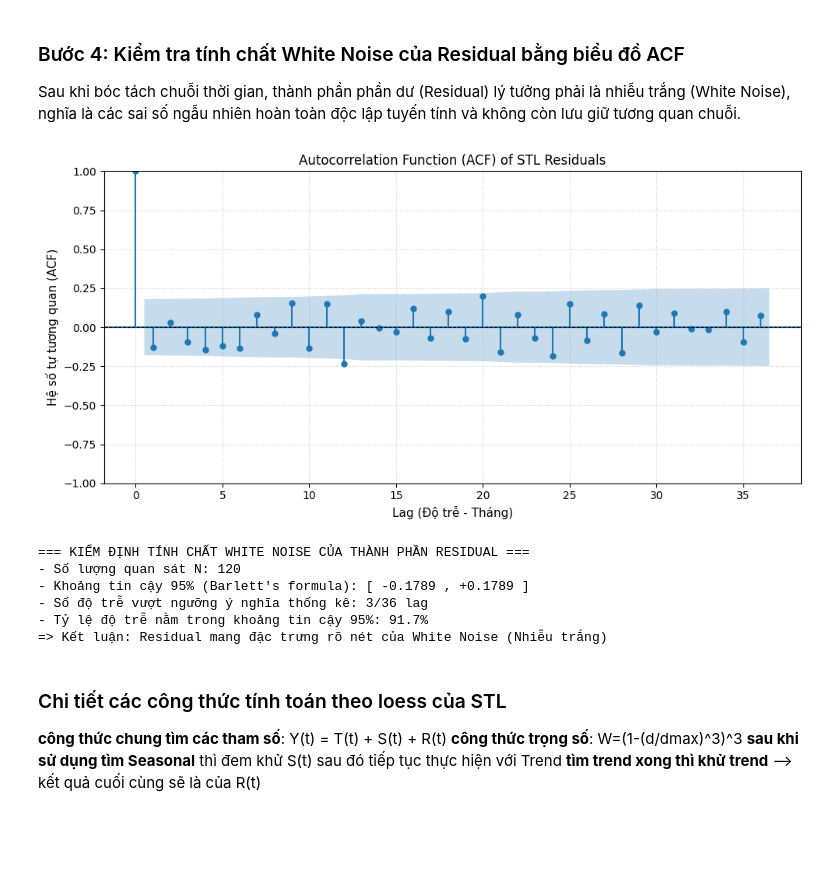
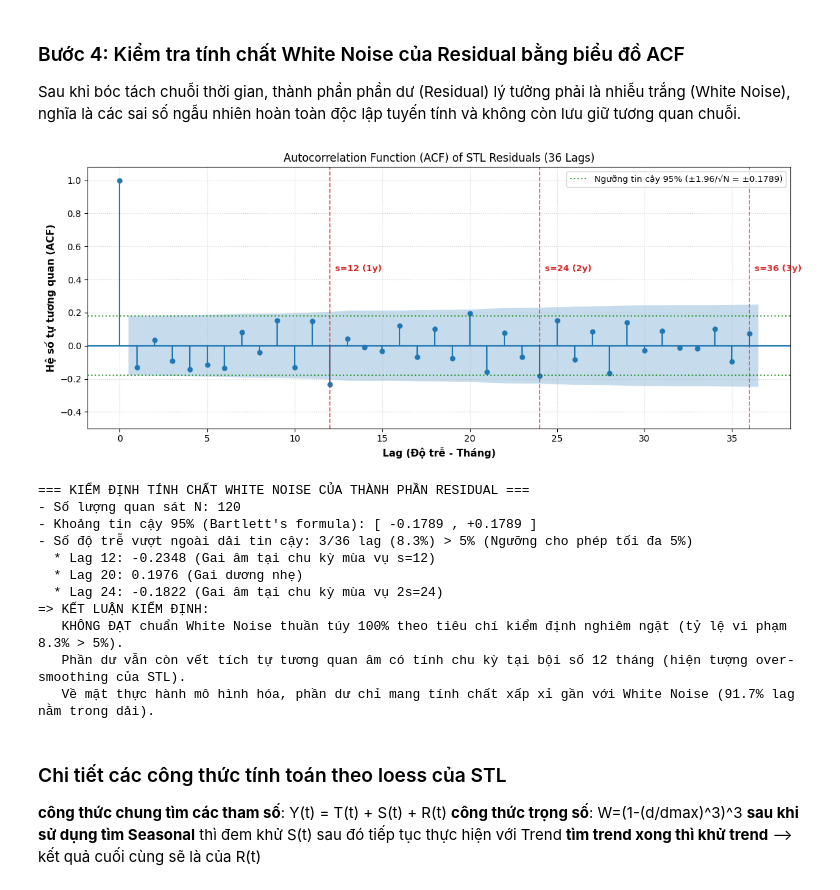
Before and after one commit to luuminhhoa/Lab1_Timeseries, a Jupyter notebook: scripts/main.ipynb, the cells around one changed output. Saved outputs shown, nothing was run; the diff lists cells and outputs as text; code cells hidden in the pictures; blank space fills up the shorter version.

Commit message:
fix(eval): update white noise evaluation on STL residual ACF with over-smoothing analysis

```diff
--- a/scripts/main.ipynb
+++ b/scripts/main.ipynb
@@ -417,39 +417,60 @@ Sau khi bóc tách chuỗi thời gian, thành phần phần dư (Residual) lý
 # %%
 # Trích xuất phần dư (Residual) từ kết quả phân rã STL
 resid = result.resid.dropna()
 n_lags = 36
 
 # Vẽ biểu đồ ACF của Residual để kiểm tra White Noise
-fig, ax = plt.subplots(figsize=(10, 5))
-plot_acf(resid, lags=n_lags, ax=ax, title='Autocorrelation Function (ACF) of STL Residuals')
-ax.set_xlabel('Lag (Độ trễ - Tháng)', fontsize=11)
-ax.set_ylabel('Hệ số tự tương quan (ACF)', fontsize=11)
-ax.axhline(0, color='black', linestyle='--', linewidth=0.8)
+fig, ax = plt.subplots(figsize=(12, 5))
+plot_acf(resid, lags=n_lags, ax=ax, alpha=0.05, color='#1f77b4',
+         title='Autocorrelation Function (ACF) of STL Residuals (36 Lags)')
+ax.set_xlabel('Lag (Độ trễ - Tháng)', fontsize=11, fontweight='bold')
+ax.set_ylabel('Hệ số tự tương quan (ACF)', fontsize=11, fontweight='bold')
+
+# Đánh dấu các mốc bội số chu kỳ 12 tháng
+for lag in [12, 24, 36]:
+    ax.axvline(x=lag, color='#d62728', linestyle='--', alpha=0.75, lw=1.2)
+    ax.text(lag + 0.3, 0.45, f's={lag} ({lag//12}y)', color='#d62728', fontsize=9.5, fontweight='bold')
+
+ci = 1.96 / np.sqrt(len(resid))
+ax.axhline(ci, color='green', linestyle=':', alpha=0.75, label=f'Ngưỡng tin cậy 95% (±1.96/√N = ±{ci:.4f})')
+ax.axhline(-ci, color='green', linestyle=':', alpha=0.75)
+ax.legend(loc='upper right', frameon=True, fontsize=9.5)
+ax.set_ylim(-0.5, 1.08)
 plt.grid(True, linestyle=':', alpha=0.6)
 plt.tight_layout()
 plt.show()
 
 # Đánh giá định lượng tính chất White Noise của Residual
 from statsmodels.tsa.stattools import acf
 acf_resid = acf(resid, nlags=n_lags)
-ci = 1.96 / np.sqrt(len(resid))
 lags_out = int(np.sum(np.abs(acf_resid[1:]) > ci))
 pct_in = ((n_lags - lags_out) / n_lags) * 100
+pct_out = (lags_out / n_lags) * 100
 
 print("=== KIỂM ĐỊNH TÍNH CHẤT WHITE NOISE CỦA THÀNH PHẦN RESIDUAL ===")
 print(f"- Số lượng quan sát N: {len(resid)}")
-print(f"- Khoảng tin cậy 95% (Barlett's formula): [ -{ci:.4f} , +{ci:.4f} ]")
-print(f"- Số độ trễ vượt ngưỡng ý nghĩa thống kê: {lags_out}/{n_lags} lag")
-print(f"- Tỷ lệ độ trễ nằm trong khoảng tin cậy 95%: {pct_in:.1f}%")
-print(f"=> Kết luận: {'Residual mang đặc trưng rõ nét của White Noise (Nhiễu trắng)' if pct_in >= 90 else 'Cần xem xét lại mô hình'}")
+print(f"- Khoảng tin cậy 95% (Bartlett's formula): [ -{ci:.4f} , +{ci:.4f} ]")
+print(f"- Số độ trễ vượt ngoài dải tin cậy: {lags_out}/{n_lags} lag ({pct_out:.1f}%) > 5% (Ngưỡng cho phép tối đa 5%)")
+print(f"  * Lag 12: {acf_resid[12]:.4f} (Gai âm tại chu kỳ mùa vụ s=12)")
+print(f"  * Lag 20: {acf_resid[20]:.4f} (Gai dương nhẹ)")
+print(f"  * Lag 24: {acf_resid[24]:.4f} (Gai âm tại chu kỳ mùa vụ 2s=24)")
+print(f"=> KẾT LUẬN KIỂM ĐỊNH:")
+print(f"   KHÔNG ĐẠT chuẩn White Noise thuần túy 100% theo tiêu chí kiểm định nghiêm ngặt (tỷ lệ vi phạm {pct_out:.1f}% > 5%).")
+print(f"   Phần dư vẫn còn vết tích tự tương quan âm có tính chu kỳ tại bội số 12 tháng (hiện tượng over-smoothing của STL).")
+print(f"   Về mặt thực hành mô hình hóa, phần dư chỉ mang tính chất xấp xỉ gần với White Noise (91.7% lag nằm trong dải).")
 # %% [output]
-[figure, old version]
+[figure, new version]
 === KIỂM ĐỊNH TÍNH CHẤT WHITE NOISE CỦA THÀNH PHẦN RESIDUAL ===
 - Số lượng quan sát N: 120
-- Khoảng tin cậy 95% (Barlett's formula): [ -0.1789 , +0.1789 ]
-- Số độ trễ vượt ngưỡng ý nghĩa thống kê: 3/36 lag
-- Tỷ lệ độ trễ nằm trong khoảng tin cậy 95%: 91.7%
-=> Kết luận: Residual mang đặc trưng rõ nét của White Noise (Nhiễu trắng)
+- Khoảng tin cậy 95% (Bartlett's formula): [ -0.1789 , +0.1789 ]
+- Số độ trễ vượt ngoài dải tin cậy: 3/36 lag (8.3%) > 5% (Ngưỡng cho phép tối đa 5%)
+  * Lag 12: -0.2348 (Gai âm tại chu kỳ mùa vụ s=12)
+  * Lag 20: 0.1976 (Gai dương nhẹ)
+  * Lag 24: -0.1822 (Gai âm tại chu kỳ mùa vụ 2s=24)
+=> KẾT LUẬN KIỂM ĐỊNH:
+   KHÔNG ĐẠT chuẩn White Noise thuần túy 100% theo tiêu chí kiểm định nghiêm ngặt (tỷ lệ vi phạm 8.3% > 5%).
+   Phần dư vẫn còn vết tích tự tương quan âm có tính chu kỳ tại bội số 12 tháng (hiện tượng over-smoothing của STL).
+   Về mặt thực hành mô hình hóa, phần dư chỉ mang tính chất xấp xỉ gần với White Noise (91.7% lag nằm trong dải).
 # %% [markdown]
 ### Chi tiết các công thức tính toán theo loess của STL
 **công thức chung tìm các tham số**: Y(t) = T(t) + S(t) + R(t)
```
Also changed, not shown: parts of 1 cell of this notebook, 4 other files.
